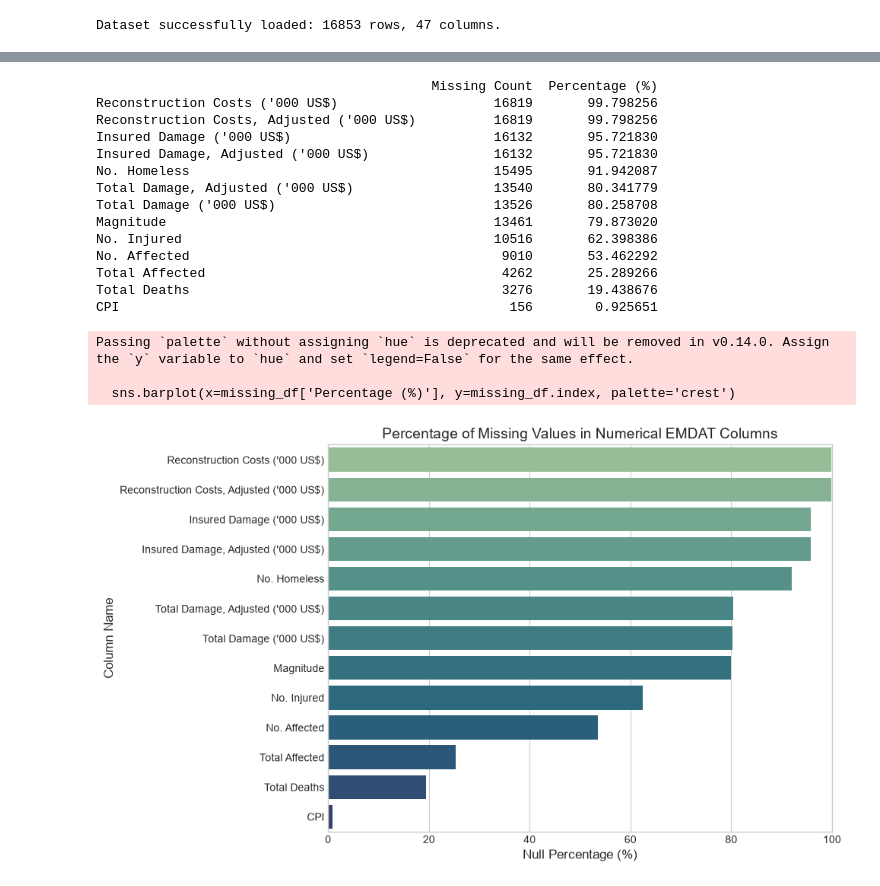
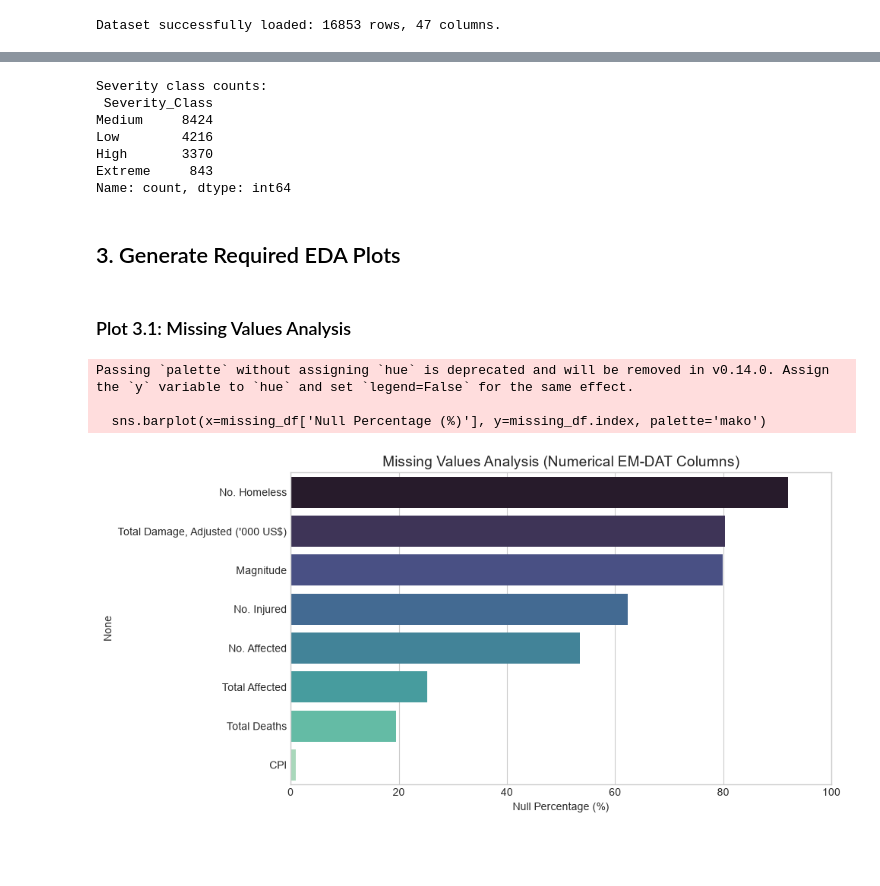
Before and after one commit to ahana4banerjee/AI-Disaster-Orchastrator, a Jupyter notebook: notebooks/01_eda_emdat.ipynb, the cells around one changed output, grey strips where cells are left out. Saved outputs shown, nothing was run; the diff lists cells and outputs as text; code cells hidden in the pictures; blank space fills up the shorter version.

Commit message:
feat: add EM-DAT exploratory data analysis notebook

```diff
--- a/notebooks/01_eda_emdat.ipynb
+++ b/notebooks/01_eda_emdat.ipynb
@@ -59,39 +32,55 @@ Determine the density of missing values per numerical column to inform imputatio
+# %%
+# Compute log transformed fields
+df['Deaths_log'] = np.log10(df['Total Deaths'].fillna(0) + 1)
+df['Affected_log'] = np.log10(df['Total Affected'].fillna(0) + 1)
+df['Damage_log'] = np.log10(df["Total Damage, Adjusted ('000 US$)"].fillna(0) + 1)
+
+# Compute weighted severity score
+df['Severity_Score'] = 0.4 * df['Deaths_log'] + 0.3 * df['Affected_log'] + 0.3 * df['Damage_log']
+
+# Compute percentiles for ordinal grouping
+p25 = df['Severity_Score'].quantile(0.25)
+p75 = df['Severity_Score'].quantile(0.75)
+p95 = df['Severity_Score'].quantile(0.95)
+
+def map_severity(score):
+    if score <= p25: return 'Low'
+    elif score <= p75: return 'Medium'
+    elif score <= p95: return 'High'
+    else: return 'Extreme'
+
+df['Severity_Class'] = df['Severity_Score'].apply(map_severity)
+severity_order = ['Low', 'Medium', 'High', 'Extreme']
+df['Severity_Class'] = pd.Categorical(df['Severity_Class'], categories=severity_order, ordered=True)
+print("Severity class counts:\n", df['Severity_Class'].value_counts())
+# %% [output]
+Severity class counts:
+ Severity_Class
+Medium     8424
+Low        4216
+High       3370
+Extreme     843
+Name: count, dtype: int64
+# %% [markdown]
+## 3. Generate Required EDA Plots
+# %% [markdown]
+### Plot 3.1: Missing Values Analysis
 # %%
-missing_counts = df[numerical_cols].isnull().sum()
-missing_percentages = (missing_counts / len(df)) * 100
+numerical_cols = ['Magnitude', 'Total Deaths', 'No. Injured', 'No. Affected', 'No. Homeless', 'Total Affected', "Total Damage, Adjusted ('000 US$)", 'CPI']
+numerical_cols = [c for c in numerical_cols if c in df.columns]
 
-missing_df = pd.DataFrame({
-    'Missing Count': missing_counts,
-    'Percentage (%)': missing_percentages
-}).sort_values(by='Percentage (%)', ascending=False)
+missing_pct = (df[numerical_cols].isnull().sum() / len(df)) * 100
+missing_df = pd.DataFrame({'Null Percentage (%)': missing_pct}).sort_values(by='Null Percentage (%)', ascending=False)
 
-print(missing_df)
-
-# Plot missing percentages
-plt.figure(figsize=(10, 6))
-sns.barplot(x=missing_df['Percentage (%)'], y=missing_df.index, palette='crest')
-plt.title('Percentage of Missing Values in Numerical EMDAT Columns', fontsize=14)
-plt.xlabel('Null Percentage (%)', fontsize=12)
-plt.ylabel('Column Name', fontsize=12)
+plt.figure(figsize=(10, 5))
+sns.barplot(x=missing_df['Null Percentage (%)'], y=missing_df.index, palette='mako')
+plt.title('Missing Values Analysis (Numerical EM-DAT Columns)', fontsize=14)
+plt.xlabel('Null Percentage (%)')
 plt.xlim(0, 100)
 plt.tight_layout()
 plt.show()
 # %% [output]
-                                           Missing Count  Percentage (%)
-Reconstruction Costs ('000 US$)                    16819       99.798256
-Reconstruction Costs, Adjusted ('000 US$)          16819       99.798256
-Insured Damage ('000 US$)                          16132       95.721830
-Insured Damage, Adjusted ('000 US$)                16132       95.721830
-No. Homeless                                       15495       91.942087
-Total Damage, Adjusted ('000 US$)                  13540       80.341779
-Total Damage ('000 US$)                            13526       80.258708
-Magnitude                                          13461       79.873020
-No. Injured                                        10516       62.398386
-No. Affected                                        9010       53.462292
-Total Affected                                      4262       25.289266
-Total Deaths                                        3276       19.438676
-CPI                                                  156        0.925651
+Passing `palette` without assigning `hue` is deprecated and will be removed in v0.14.0. Assign the `y` variable to `hue` and set `legend=False` for the same effect.
+
+  sns.barplot(x=missing_df['Null Percentage (%)'], y=missing_df.index, palette='mako')
-Passing `palette` without assigning `hue` is deprecated and will be removed in v0.14.0. Assign the `y` variable to `hue` and set `legend=False` for the same effect.
-
-  sns.barplot(x=missing_df['Percentage (%)'], y=missing_df.index, palette='crest')
-[figure, old version]
+[figure, new version]
```
Also changed, not shown: parts of 35 cells of this notebook.
